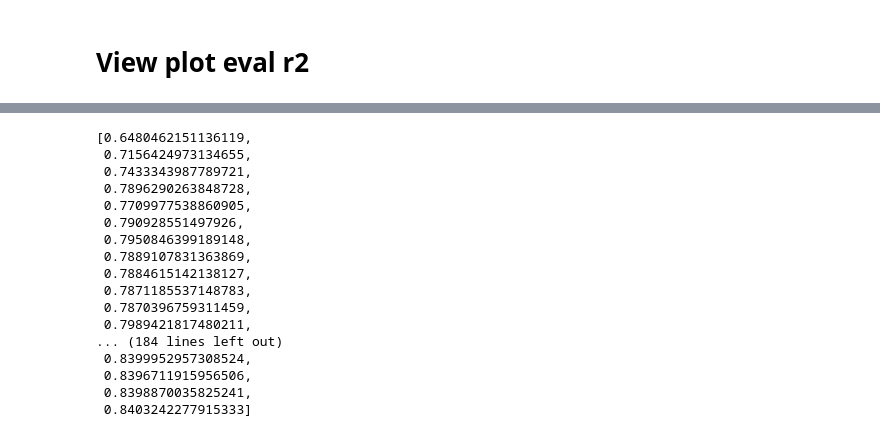
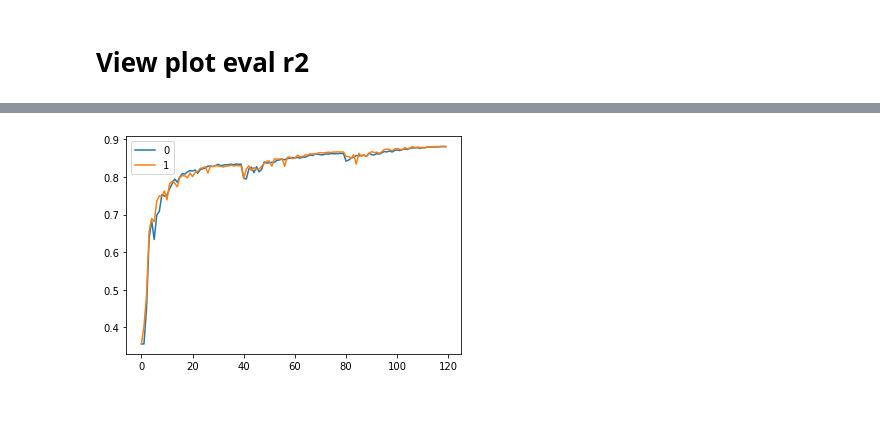
Before and after one commit to KazegamiKuon/GenImputation, a Jupyter notebook: data/train/electra_G1K_22_hs37d5/train.ipynb, the cells around one changed output, grey strips where cells are left out. Saved outputs shown, nothing was run; the diff lists cells and outputs as text; code cells hidden in the pictures; blank space fills up the shorter version.

```diff
--- a/data/train/electra_G1K_22_hs37d5/train.ipynb
+++ b/data/train/electra_G1K_22_hs37d5/train.ipynb
@@ -245,7 +251,13 @@ pd.DataFrame({'own':result_r2,'paper':paper_region_r2},index=np.arange(1,13))
 # %%
-# checkpoint_path_format = '/client/user1/cuongdev/GenImputation/data/train/electra_G1K_22_hs37d5/checkpoints/region{:04d}_pretrain_c8_e200/checkpoint-26800/trainer_state.json'
-checkpoint_path_format = '/client/user1/cuongdev/GenImputation/data/train/electra_G1K_22_hs37d5/checkpoints/region{:04d}/checkpoint-13400/trainer_state.json'
-log_history = 'log_history'
-eval_key = 'eval_R2 score VS'
-step_key = 'step'
-region = 9
+checkpoint_paths = [
+    '/client/user1/cuongdev/GenImputation/data/train/electra_G1K_22_hs37d5/checkpoints/region0009/checkpoint-18120/trainer_state.json',
+    '/client/user1/cuongdev/GenImputation/data/train/electra_G1K_22_hs37d5/checkpoints/region0009_same_length/checkpoint-18120/trainer_state.json'
+]
+log_r2s = []
+for cp in checkpoint_paths:
+    checkpoint = None
+    with g.reading(cp) as cf:
+        checkpoint = json.load(cf)
+    checkpoint
+    temp_r2 = [log[eval_key] for log in checkpoint[log_history] if eval_key in log]
+    log_r2s.append(temp_r2)
@@ -275,20 +266,7 @@ plt.plot(np.arange(len(log_eval_r2_2)),log_eval_r2_2)
-# %%
-log_eval_r2_2
-# %% [output]
-[0.6480462151136119,
- 0.7156424973134655,
- 0.7433343987789721,
- 0.7896290263848728,
- 0.7709977538860905,
- 0.790928551497926,
- 0.7950846399189148,
- 0.7889107831363869,
- 0.7884615142138127,
- 0.7871185537148783,
- 0.7870396759311459,
- 0.7989421817480211,
-... (184 lines left out)
- 0.8399952957308524,
- 0.8396711915956506,
- 0.8398870035825241,
- 0.8403242277915333]
+# %%
+for i, log_r2 in enumerate(log_r2s):
+    plt.plot(np.arange(len(log_r2)),log_r2,label=i)
+plt.legend()
+plt.show()
+# %% [output]
+[figure, added]
```
Also changed, not shown: parts of 4 cells of this notebook, 2 other files.
